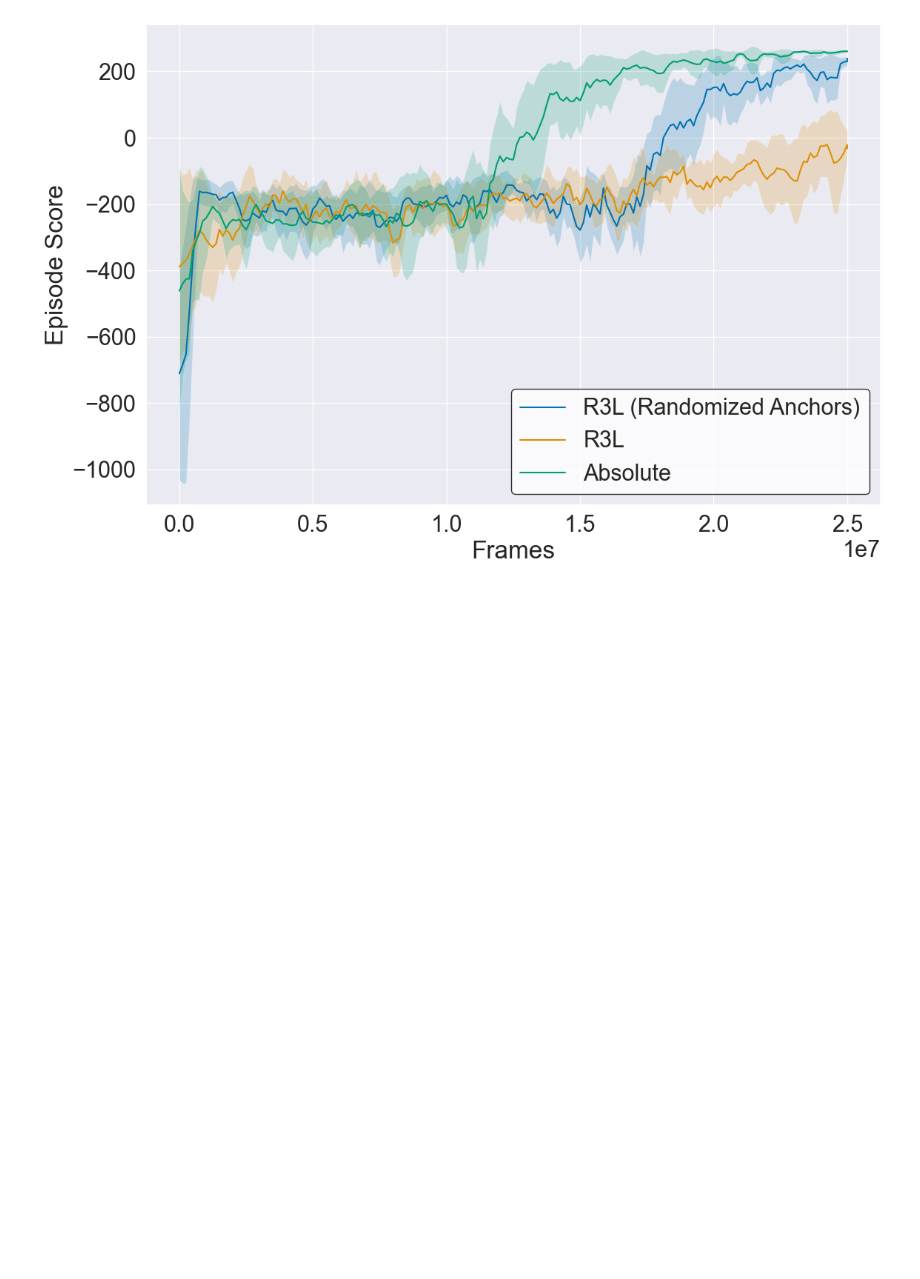
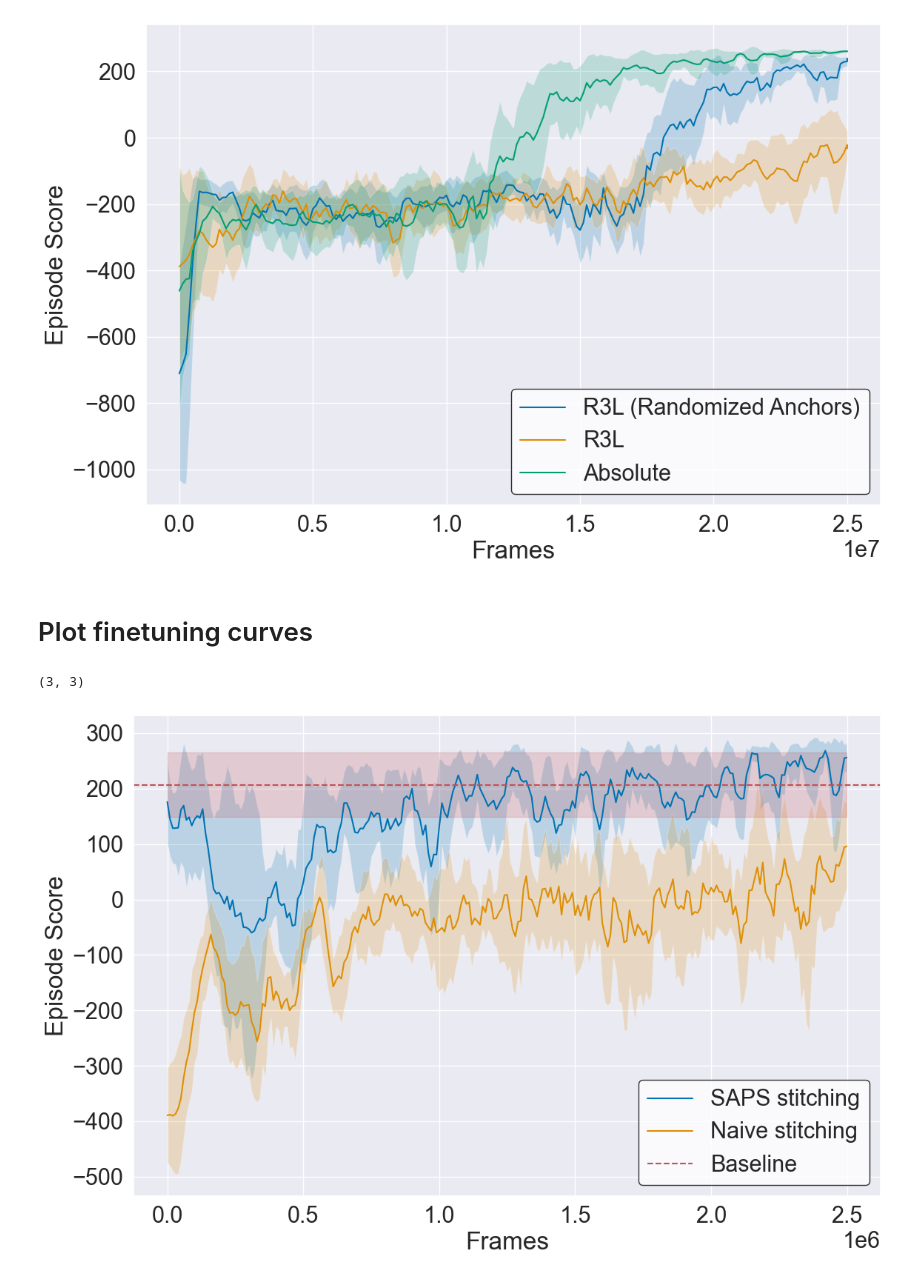
Before and after one commit to antoniopioricciardi/rl_relrepr_gymnasium, a Jupyter notebook: notebooks/paper_plots_curves.ipynb, the cells around one changed output. Drawn from its saved outputs; the diff is of its cells as text; code cells hidden in the pictures; blank space fills up the shorter version.

```diff
--- a/notebooks/paper_plots_curves.ipynb
+++ b/notebooks/paper_plots_curves.ipynb
@@ -452,3 +452,81 @@ plt.savefig(f'experiments/plots/{safe_env_name}_r3l_anchors_smooth{smooth}.pdf',
 plt.show()
 # %% [output]
 [figure]
+# %% [markdown]
+# Plot finetuning curves
+# %%
+path_name = 'experiments/finetuning/LunarLanderRGB-10/eval'
+
+abs_path = os.path.join(path_name, 'absolute')
+rel_path = os.path.join(path_name, 'translation')
+# rel_rand_path = os.path.join(path_name, 'relative_randomized_anchors')
+
+env_name = 'LunarLanderRGB-10'
+# %%
+# collect csvs as dataframes for each folder
+abs_dfs = []
+rel_dfs = []
+
+for file in os.listdir(abs_path):
+    if file.startswith('eval'):
+        abs_dfs.append(pd.read_csv(os.path.join(abs_path, file)))
+
+for file in os.listdir(rel_path):
+    if file.startswith('eval'):
+        rel_dfs.append(pd.read_csv(os.path.join(rel_path, file)))
+
+# truncate to min length
+abs_rewards, abs_frames = truncate_to_min_len_rewards(abs_dfs)
+rel_rewards, rel_frames = truncate_to_min_len_rewards(rel_dfs)
+
+len(abs_rewards), len(rel_rewards)
+# %% [output]
+(3, 3)
+# %%
+# compute mean and std of rewards and frames, keep the min_l values
+mean_abs_rewards = np.mean(abs_rewards, axis=0) # from (n, min_l) to (min_l)
+std_abs_rewards = np.std(abs_rewards, axis=0)
+
+mean_rel_rewards = np.mean(rel_rewards, axis=0) # from (n, min_l) to (min_l)
+std_rel_rewards = np.std(rel_rewards, axis=0)
+
+mean_abs_frames = np.mean(abs_frames, axis=0)
+mean_rel_frames = np.mean(rel_frames, axis=0)
+# %%
+# plot, with smoothing
+smooth = 4
+smoothed_abs_rewards = smooth_line_plot(mean_abs_rewards, smooth)
+smoothed_std_abs_rewards = smooth_line_plot(std_abs_rewards, smooth)
+
+smoothed_rel_rewards = smooth_line_plot(mean_rel_rewards, smooth)
+smoothed_std_rel_rewards = smooth_line_plot(std_rel_rewards, smooth)
+
+# plot, with smoothing
+sns.set_theme(font_scale=2.0)
+sns.set_style("darkgrid")
+sns.set_palette("colorblind")  # Use colorblind-friendly palette
+plt.figure(figsize=(12, 8))  # Increase the height of the plot
+
+plt.plot(mean_rel_frames, smoothed_rel_rewards, label='SAPS stitching')
+plt.fill_between(mean_rel_frames, smoothed_rel_rewards-smoothed_std_rel_rewards, smoothed_rel_rewards+smoothed_std_rel_rewards, alpha=0.2)
+
+plt.plot(mean_abs_frames, smoothed_abs_rewards, label='Naive stitching')
+plt.fill_between(mean_abs_frames, smoothed_abs_rewards-smoothed_std_abs_rewards, smoothed_abs_rewards+smoothed_std_abs_rewards, alpha=0.2)
+
+# Add baseline score with a dotted line
+baseline_score = 206.5
+baseline_std = 58
+plt.axhline(y=baseline_score, color='r', linestyle='--', label='Baseline')
+plt.fill_between(mean_abs_frames, baseline_score-baseline_std, baseline_score+baseline_std, color='r', alpha=0.2)
+
+lg = plt.legend(loc='lower right', facecolor='white')
+lg.get_frame().set_edgecolor('black')
+
+plt.xlabel('Frames')
+plt.ylabel('Episode Score')
+plt.tight_layout()
+# save fig as pdf
+plt.savefig(f'experiments/plots/{env_name}_saps_finetuning_smooth{smooth}.pdf', format='pdf')
+plt.show()
+# %% [output]
+[figure, added]
```
Also changed, not shown: 23 other files.
